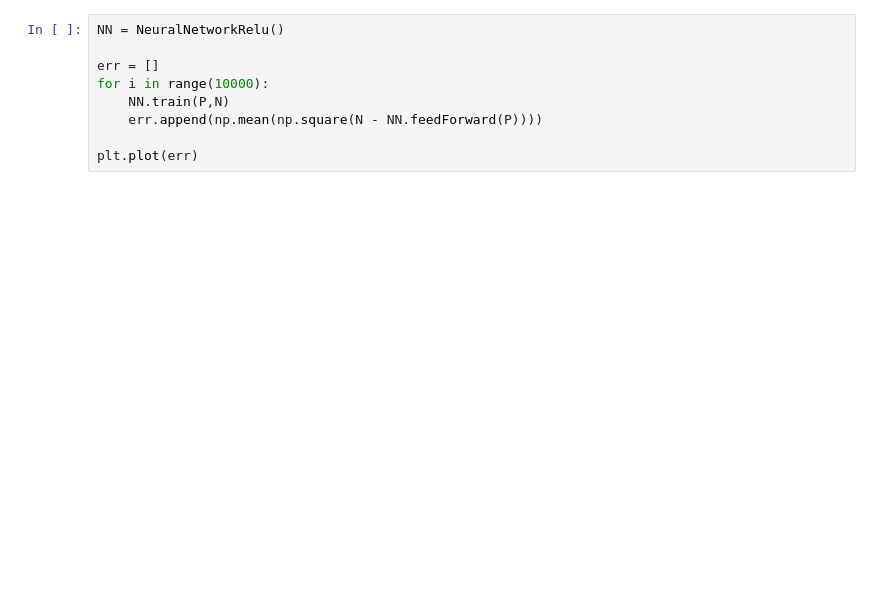
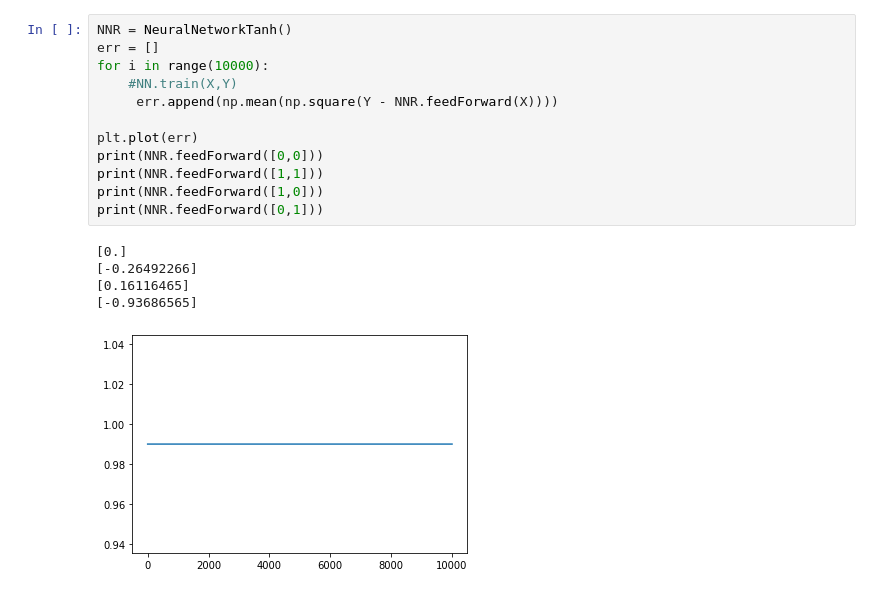
Before and after one commit to SERPENT47/CVPR, a Jupyter notebook: q1.ipynb, the cells around one changed output. Saved outputs shown, nothing was run; the diff lists cells and outputs as text; blank space fills up the shorter version.

```diff
--- a/q1.ipynb
+++ b/q1.ipynb
@@ -109,11 +111,20 @@ class NeuralNetworkRelu(object):
         output = self.feedForward(X)
         self.backPropagation(X,Y,output)
 # %%
-NN = NeuralNetworkRelu()
-
+NNR = NeuralNetworkTanh()
 err = []
 for i in range(10000):
-    NN.train(P,N)
-    err.append(np.mean(np.square(N - NN.feedForward(P))))
+    #NN.train(X,Y)
+     err.append(np.mean(np.square(Y - NNR.feedForward(X))))
 
 plt.plot(err)
+print(NNR.feedForward([0,0]))
+print(NNR.feedForward([1,1]))
+print(NNR.feedForward([1,0]))
+print(NNR.feedForward([0,1]))
+# %% [output]
+[0.]
+[-0.26492266]
+[0.16116465]
+[-0.93686565]
+[figure, added]
```
Also changed, not shown: parts of 4 cells of this notebook.
